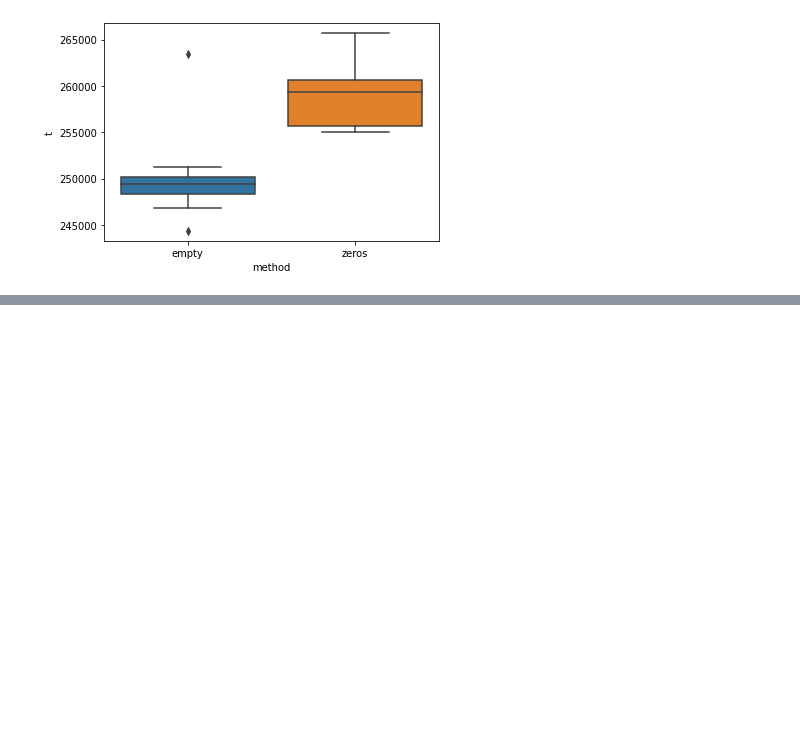
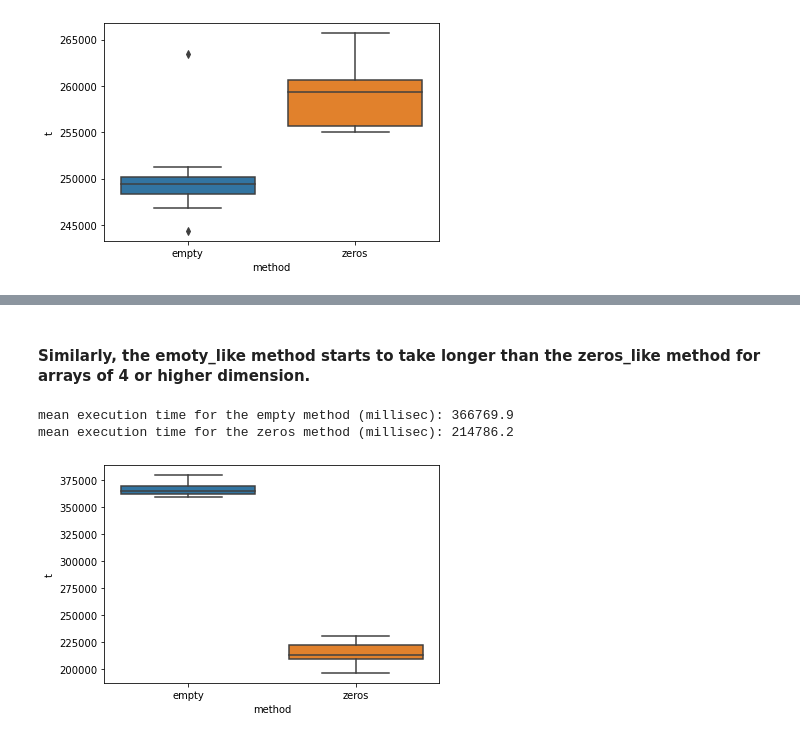
Before and after one commit to HirotakaNakagame/python_learning, a Jupyter notebook: numpy/numpy_array.ipynb, the cells around one changed output, grey strips where cells are left out. Drawn from its saved outputs; the diff is of its cells as text; code cells hidden in the pictures; blank space fills up the shorter version.

```diff
--- a/numpy/numpy_array.ipynb
+++ b/numpy/numpy_array.ipynb
@@ -168,0 +223,8 @@ mean execution time for the zeros method (millisec): 259130.3
+# %% [markdown]
+#### Similarly, the emoty_like method starts to take longer than the zeros_like method for arrays of 4 or higher dimension.
+# %%
+compare_exec_time_empty_like(N_TRIALS, N_REPS, (3, 3, 3, 3), "C")
+# %% [output]
+mean execution time for the empty method (millisec): 366769.9
+mean execution time for the zeros method (millisec): 214786.2
+[figure, added]
```
Also changed, not shown: parts of 11 cells of this notebook.
